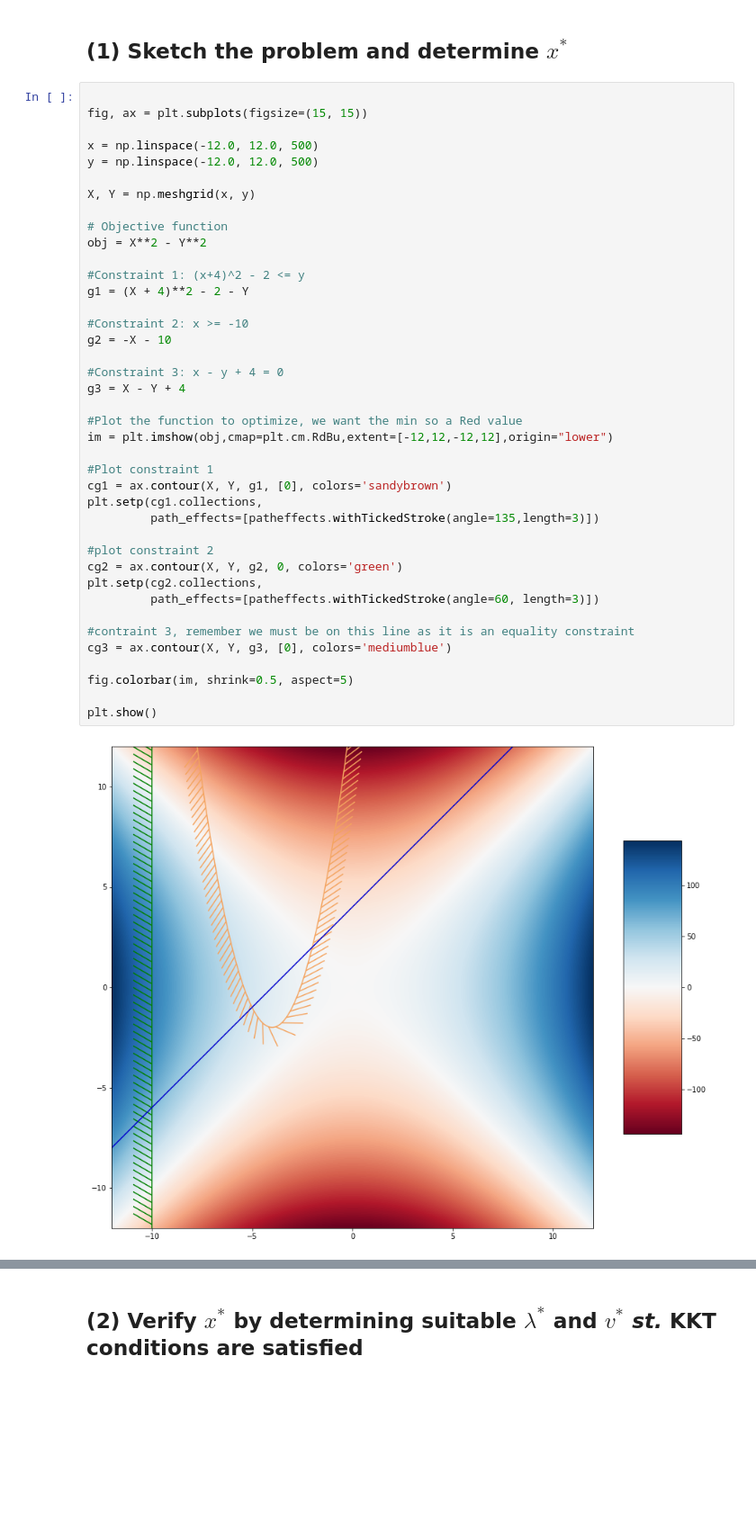
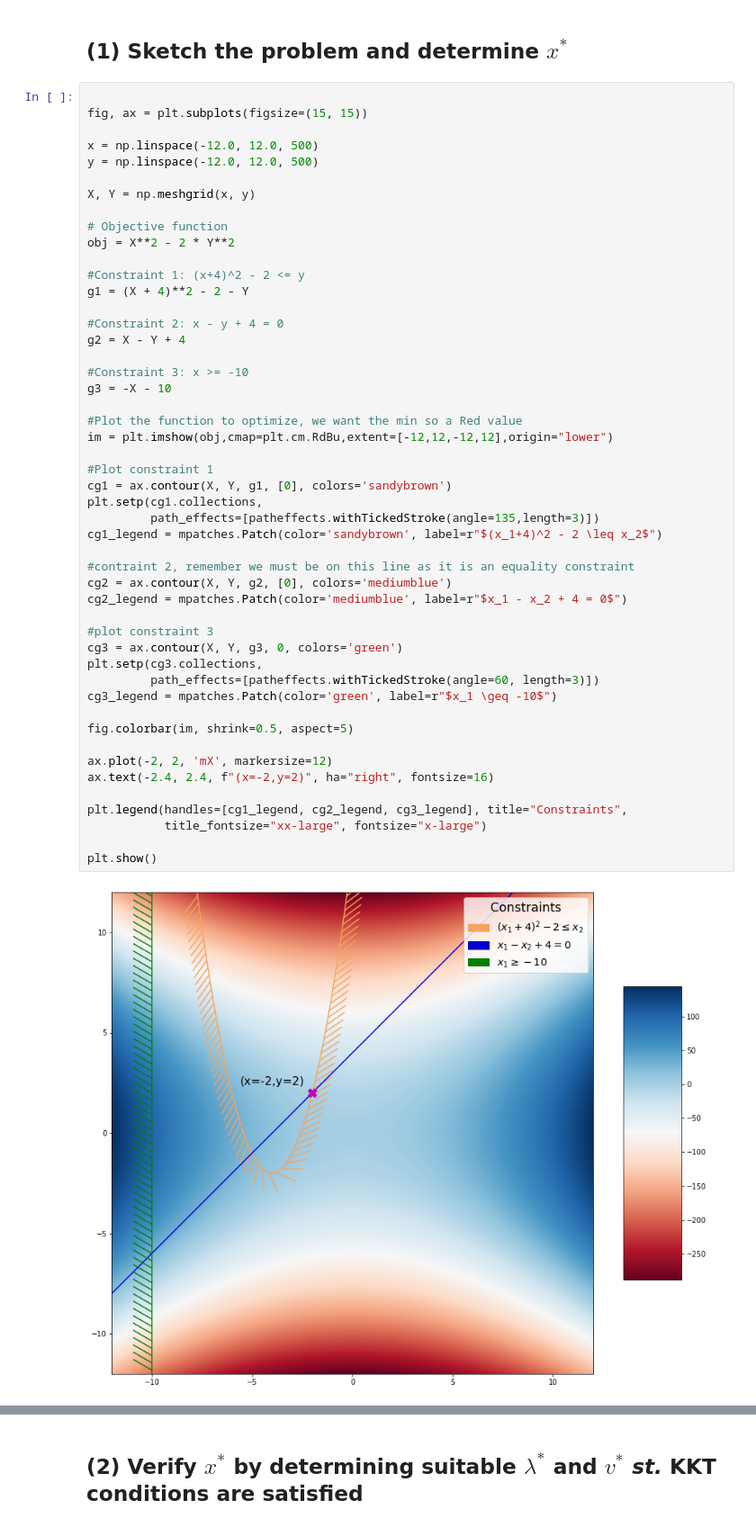
Before and after one commit to schallerala/mcs-applied-optimization, a Jupyter notebook: aopt-exercise4/part1-lagrange-duality-kkt-condition/part1/part1.ipynb, the cells around one changed output, grey strips where cells are left out. Shown: that part at 90% size. Drawn from its saved outputs; the diff is of its cells as text; blank space fills up the shorter version.

```diff
--- a/aopt-exercise4/part1-lagrange-duality-kkt-condition/part1/part1.ipynb
+++ b/aopt-exercise4/part1-lagrange-duality-kkt-condition/part1/part1.ipynb
@@ -189,45 +189,54 @@ satisfied for $(x^*,\lambda^*,v^*)$.
 # %%
 
 fig, ax = plt.subplots(figsize=(15, 15))
 
 x = np.linspace(-12.0, 12.0, 500)
 y = np.linspace(-12.0, 12.0, 500)
 
 X, Y = np.meshgrid(x, y)
 
 # Objective function
-obj = X**2 - Y**2
+obj = X**2 - 2 * Y**2
 
 #Constraint 1: (x+4)^2 - 2 <= y
 g1 = (X + 4)**2 - 2 - Y
 
-#Constraint 2: x >= -10
-g2 = -X - 10
+#Constraint 2: x - y + 4 = 0
+g2 = X - Y + 4
 
-#Constraint 3: x - y + 4 = 0
-g3 = X - Y + 4
+#Constraint 3: x >= -10
+g3 = -X - 10
 
 #Plot the function to optimize, we want the min so a Red value
 im = plt.imshow(obj,cmap=plt.cm.RdBu,extent=[-12,12,-12,12],origin="lower")
 
 #Plot constraint 1
 cg1 = ax.contour(X, Y, g1, [0], colors='sandybrown')
 plt.setp(cg1.collections,
          path_effects=[patheffects.withTickedStroke(angle=135,length=3)])
+cg1_legend = mpatches.Patch(color='sandybrown', label=r"$(x_1+4)^2 - 2 \leq x_2$")
 
-#plot constraint 2
-cg2 = ax.contour(X, Y, g2, 0, colors='green')
-plt.setp(cg2.collections,
+#contraint 2, remember we must be on this line as it is an equality constraint
+cg2 = ax.contour(X, Y, g2, [0], colors='mediumblue')
+cg2_legend = mpatches.Patch(color='mediumblue', label=r"$x_1 - x_2 + 4 = 0$")
+
+#plot constraint 3
+cg3 = ax.contour(X, Y, g3, 0, colors='green')
+plt.setp(cg3.collections,
          path_effects=[patheffects.withTickedStroke(angle=60, length=3)])
-
-#contraint 3, remember we must be on this line as it is an equality constraint
-cg3 = ax.contour(X, Y, g3, [0], colors='mediumblue')
+cg3_legend = mpatches.Patch(color='green', label=r"$x_1 \geq -10$")
 
 fig.colorbar(im, shrink=0.5, aspect=5)
 
+ax.plot(-2, 2, 'mX', markersize=12)
+ax.text(-2.4, 2.4, f"(x=-2,y=2)", ha="right", fontsize=16)
+
+plt.legend(handles=[cg1_legend, cg2_legend, cg3_legend], title="Constraints",
+           title_fontsize="xx-large", fontsize="x-large")
+
 plt.show()
 # %% [output]
-[figure, old version]
+[figure, new version]
 # %% [markdown]
 We can see that the solution will be approximately $x^* = (x,y) = (-2,2)$
 
```
Also changed, not shown: parts of 2 cells of this notebook, 1 other file.
